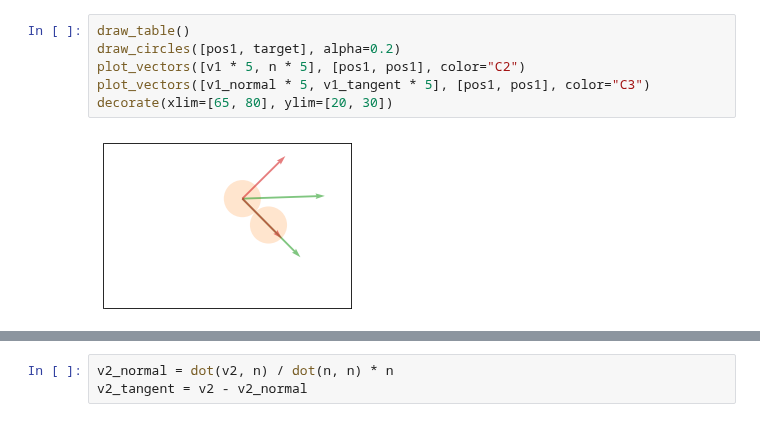
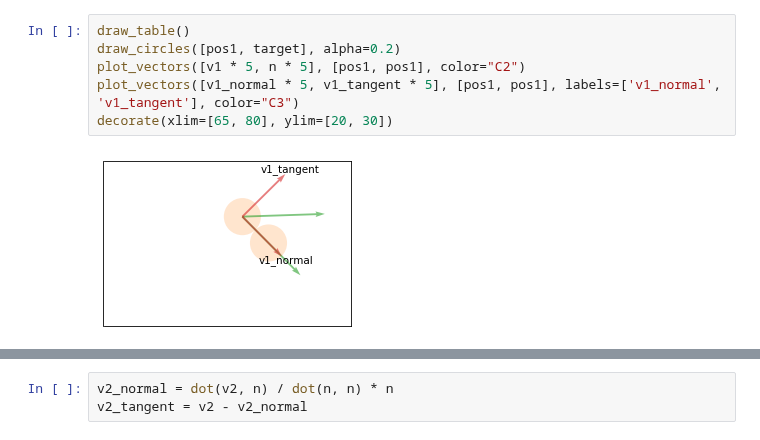
Before and after one commit to AllenDowney/ThinkLinearAlgebra, a Jupyter notebook: soln/dot.ipynb, the cells around one changed output, grey strips where cells are left out. Drawn from its saved outputs; the diff is of its cells as text.

```diff
--- a/soln/dot.ipynb
+++ b/soln/dot.ipynb
@@ -258,11 +260,11 @@ v1_tangent = v1 - v1_normal
 # %%
 draw_table()
 draw_circles([pos1, target], alpha=0.2)
 plot_vectors([v1 * 5, n * 5], [pos1, pos1], color="C2")
-plot_vectors([v1_normal * 5, v1_tangent * 5], [pos1, pos1], color="C3")
+plot_vectors([v1_normal * 5, v1_tangent * 5], [pos1, pos1], labels=['v1_normal', 'v1_tangent'], color="C3")
 decorate(xlim=[65, 80], ylim=[20, 30])
 # %% [output]
-[figure, old version]
+[figure, new version]
 [interactive output not drawn]
 # %%
 v2_normal = dot(v2, n) / dot(n, n) * n
```
Also changed, not shown: parts of 6 cells of this notebook, 1 other file.
